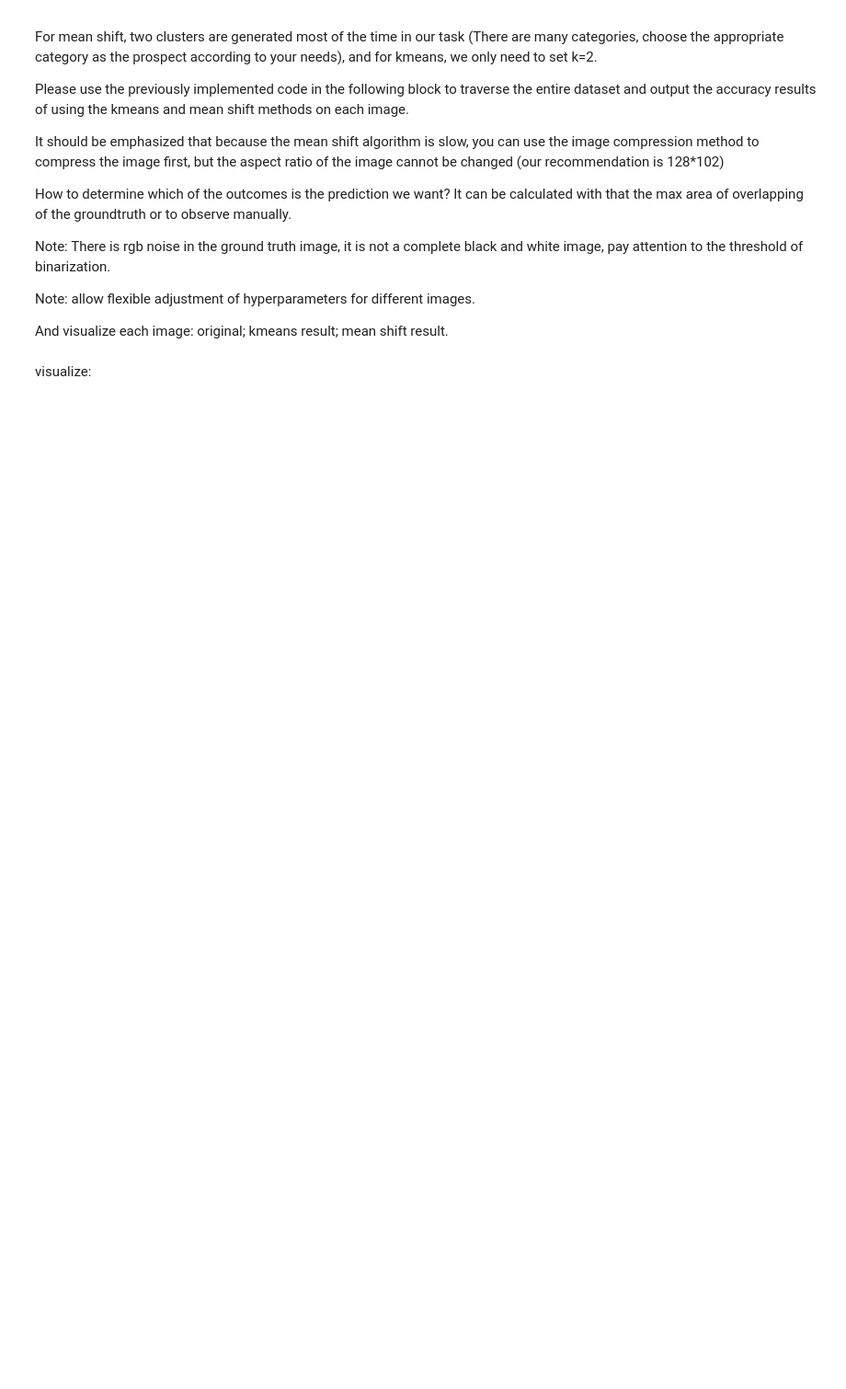
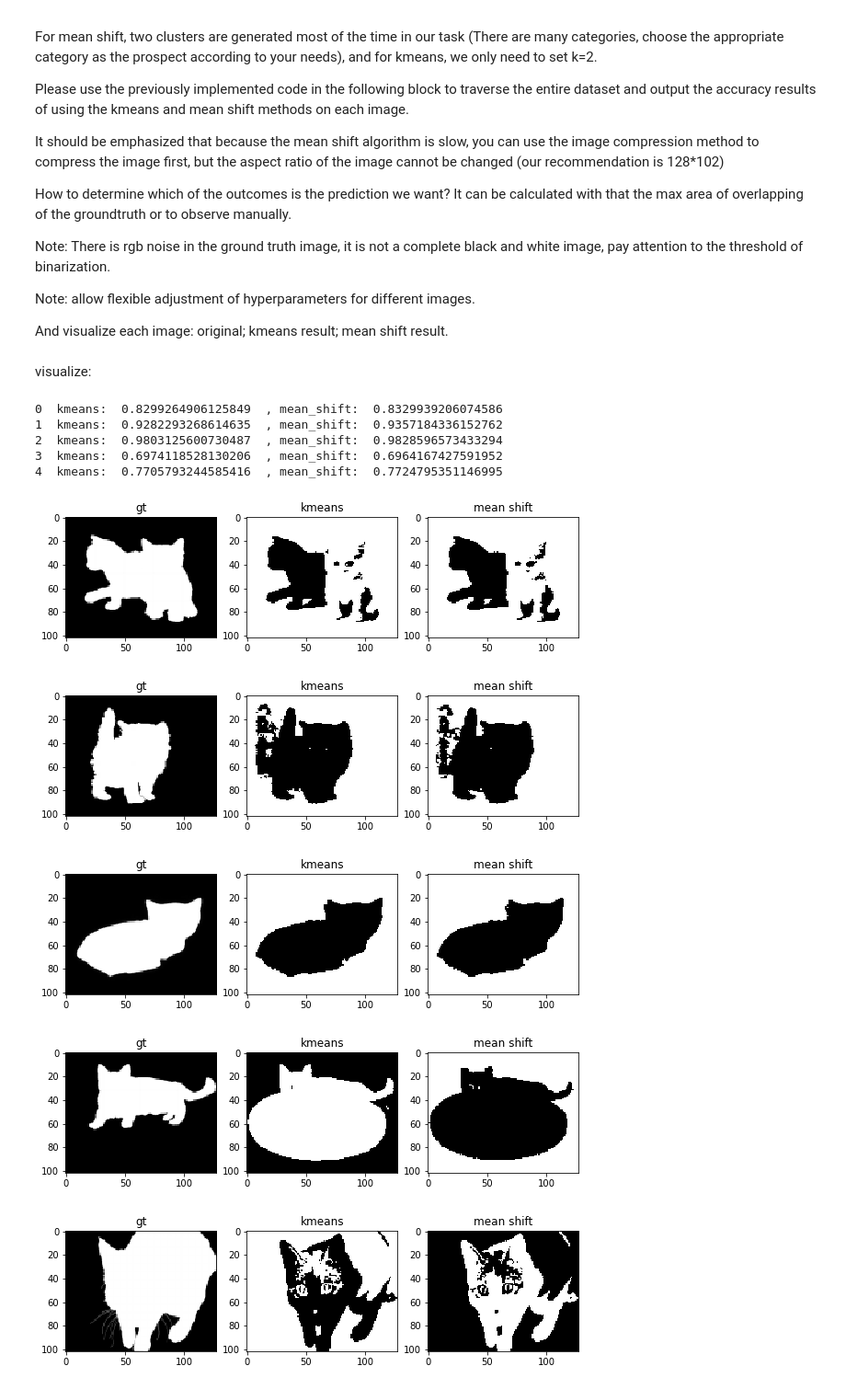
Before and after one commit to HenryZ5734/HITSZ-COMP3029-ComputerVision, a Jupyter notebook: Homework3/hw3.ipynb, the cells around one changed output. Shown at 92% size. Drawn from its saved outputs; the diff is of its cells as text; code cells hidden in the pictures; blank space fills up the shorter version.

```diff
--- a/Homework3/hw3.ipynb
+++ b/Homework3/hw3.ipynb
@@ -241,47 +293,61 @@ image_files=os.listdir('./data/imgs')
 images=[]
 gts=[]
 masks=[]
+
+def normalize(img):
+    return (img - np.min(img)) / (np.max(img) - np.min(img))
+
 for i in image_files:
     images.append(os.path.join('./data/imgs',i))
     gts.append(os.path.join('./data/gt',i))
 for i in range(len(images)):
     ### YOUR CODE HERE # 10 points
-    pass
+    img = io.imread(images[i])
     #kmeans
-    km_mask=None
+    km_mask =  kmeans_color(img, 2)
     #mean shift
-    ms_mask=None
+    ms_mask = (segmIm(img, 20) > 0.5).astype(int)
     #gt
-    gt_mask=None
+    gt_mask = np.mean(io.imread(gts[i]), axis=2)
     ### END YOUR CODE
     #kmeans
-    masks.append([km_mask,ms_mask,gt_mask])
+    masks.append([normalize(x) for x in [km_mask,ms_mask,gt_mask]])
     #output three masks
 # %% [markdown]
 visualize:
 # %%
 #visualize
 plt.figure()
 
 for i in range(len(masks)):
     ### YOUR CODE HERE # 10 points
-    km_acc=None
-    ms_acc=None
-    pass
+    km_acc = compute_accuracy(masks[i][0], masks[i][2])
+    ms_acc = compute_accuracy(masks[i][1], masks[i][2])
     ### END YOUR CODE
     print(i, " kmeans: ", km_acc, ' , mean_shift: ', ms_acc)
 
 for i in range(len(masks)):
     plt.subplot(1, 3, 1)
     plt.imshow(masks[i][2])
     plt.title('gt')
     plt.subplot(1, 3, 2)
     plt.imshow(masks[i][0])
     plt.title('kmeans')
     plt.subplot(1, 3, 3)
     plt.imshow(masks[i][1])
     plt.title('mean shift')
     plt.show()
+# %% [output]
+0  kmeans:  0.8299264906125849  , mean_shift:  0.8329939206074586
+1  kmeans:  0.9282293268614635  , mean_shift:  0.9357184336152762
+2  kmeans:  0.9803125600730487  , mean_shift:  0.9828596573433294
+3  kmeans:  0.6974118528130206  , mean_shift:  0.6964167427591952
+4  kmeans:  0.7705793244585416  , mean_shift:  0.7724795351146995
+[figure, added]
+[figure, added]
+[figure, added]
+[figure, added]
+[figure, added]
 # %% [markdown]
 visualize the results, for example:
 <img src=./images/visual.png width=100% />
```
Also changed, not shown: parts of 9 cells of this notebook, 1 other file.
